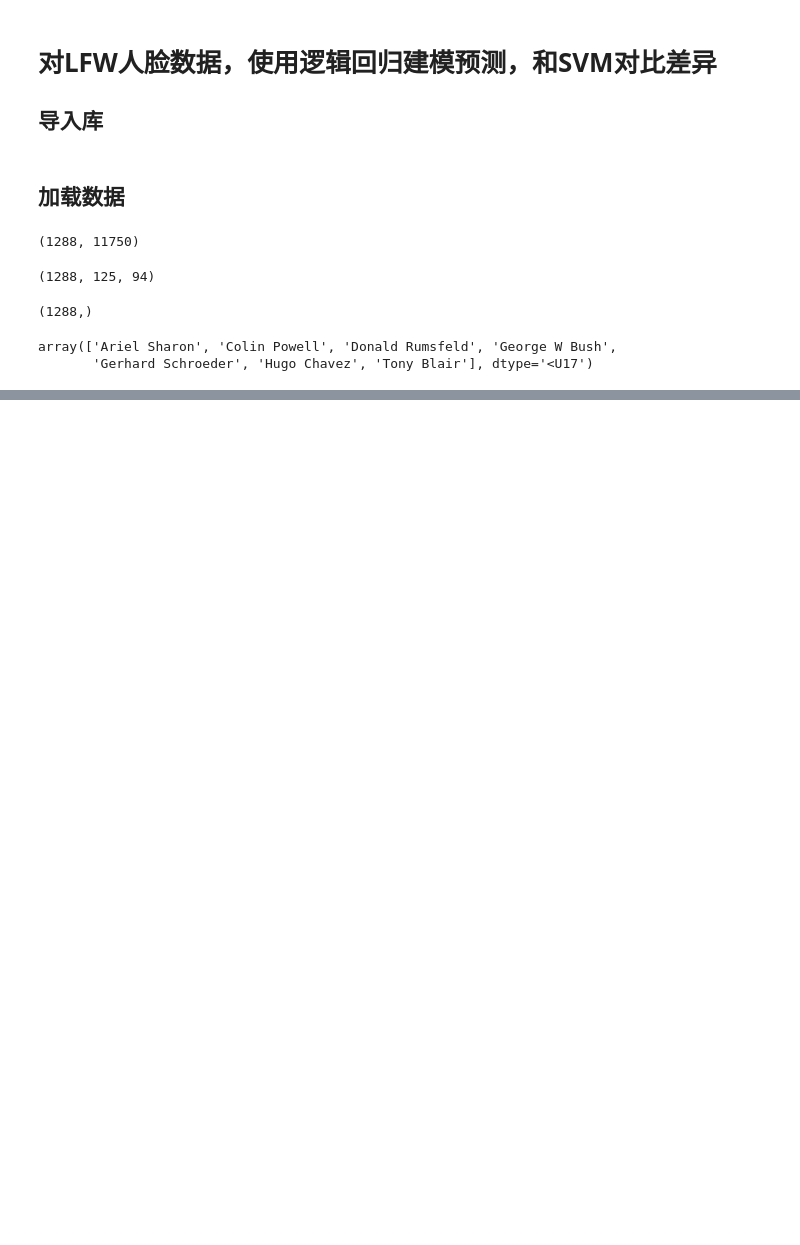
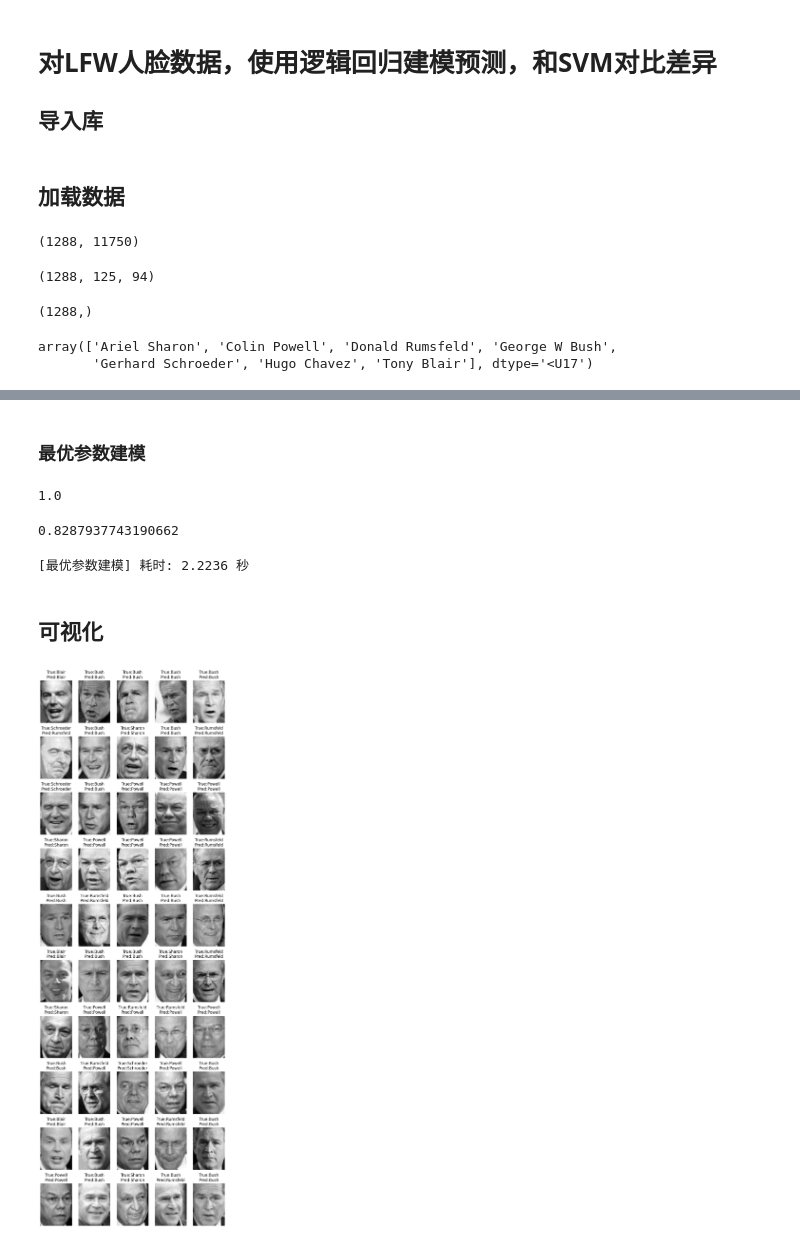
Before and after one commit to lanshi17/AIoT_notebook, a Jupyter notebook: ML/Linear-classification/fetch_lfw_people.ipynb, the cells around one changed output, grey strips where cells are left out. Saved outputs shown, nothing was run; the diff lists cells and outputs as text; code cells hidden in the pictures; blank space fills up the shorter version.

```diff
--- a/ML/Linear-classification/fetch_lfw_people.ipynb
+++ b/ML/Linear-classification/fetch_lfw_people.ipynb
@@ -30,0 +147,18 @@ array(['Ariel Sharon', 'Colin Powell', 'Donald Rumsfeld', 'George W Bush',
+# %%
+lr_search = GridSearchCV(
+    estimator=lr_pipe,
+    param_grid=lr_param_grid,
+    scoring="accuracy",
+    cv=inner_cv,
+    n_jobs=-1,
+    refit=True
+)
+
+svm_search = GridSearchCV(
+    estimator=svm_pipe,
+    param_grid=svm_param_grid,
+    scoring="accuracy",
+    cv=inner_cv,
+    n_jobs=-1,
+    refit=True
+)
@@ -30,0 +270,33 @@ array(['Ariel Sharon', 'Colin Powell', 'Donald Rumsfeld', 'George W Bush',
+# %% [markdown]
+### 最优参数建模
+# %%
+# {'clf__C': np.float64(0.003593813663804626), 'clf__tol': 0.01}
+with Timer("最优参数建模"):
+    svc=Pipeline([
+        ('scaler',StandardScaler()),
+        ('PCA',PCA(n_components=0.95)),
+        ('svc',SVC(C=0.003593813663804626,kernel='linear',tol=1e-2))
+    ])
+    svc.fit(X_train,y_train)
+    display(svc.score(X_train,y_train))
+    display(svc.score(X_test,y_test))
+# %% [output]
+1.0
+0.8287937743190662
+[最优参数建模] 耗时: 2.2236 秒
+# %% [markdown]
+## 可视化
+# %%
+y_pred=svc.predict(X_test)
+import matplotlib.pyplot as plt
+faces_test = faces[test_idx]
+plt.figure(figsize=(5 * 2, 10 * 3))
+for i in range(50):
+    plt.subplot(10,5,i+1)
+    plt.imshow(faces_test[i],cmap="gray")
+    plt.axis('off')
+    true_name=target_names[y_test[i]].split(' ')[-1]
+    predict_name=target_names[y_pred[i]].split(' ')[-1]
+    plt.title('True:%s\nPred:%s' % (true_name,predict_name))
+# %% [output]
+[figure, added]
```
Also changed, not shown: parts of 10 cells of this notebook, 4 other files.
